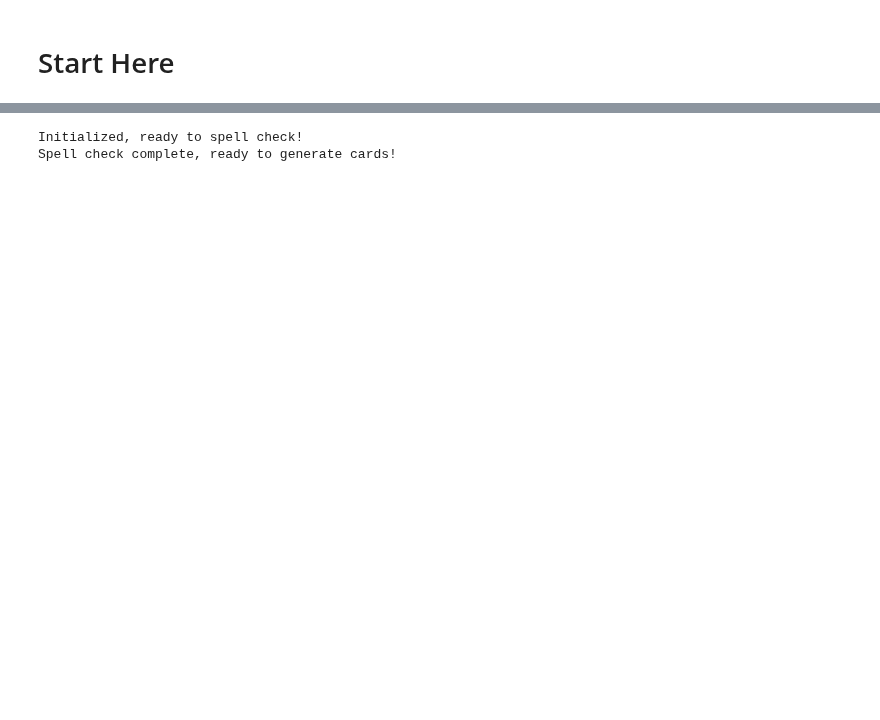
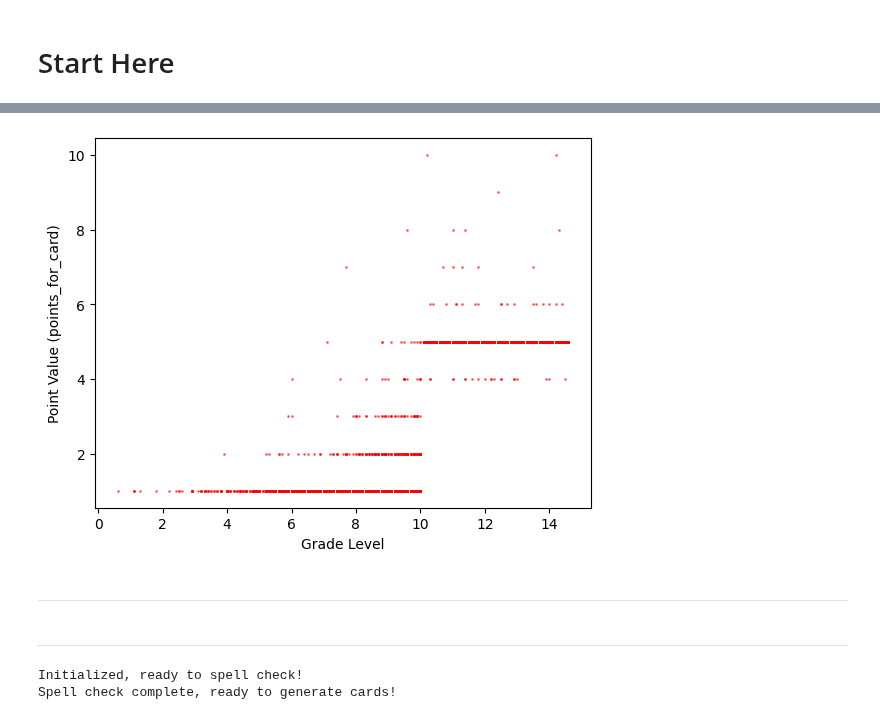
Before and after one commit to grahamwaters/Mimikers, a Jupyter notebook: card_creator.ipynb, the cells around one changed output, grey strips where cells are left out. Cells and saved outputs as stored; diff of their text form; code cells hidden in the pictures; blank space fills up the shorter version.

```diff
--- a/card_creator.ipynb
+++ b/card_creator.ipynb
@@ -30,0 +246,20 @@ with open('ppn_deck.json', 'r') as read_file:
+# %%
+# now use minmaxscaler to normalize the point values between 0, and 10 by steps of 1 (i.e. 0, 1, 2, 3, 4, 5, 6, 7, 8, 9, 10) using rounding to the nearest integer. This will be used to generate the point values for the cards.
+from sklearn.preprocessing import MinMaxScaler
+import numpy as np
+# create a MinMaxScaler object
+scaler = MinMaxScaler(feature_range=(1, 10))
+# fit the scaler to the point values
+scaler.fit(df[['points_for_card']])
+# transform the point values
+df['points_for_card'] = scaler.transform(df[['points_for_card']])
+# round the point values to the nearest integer
+df['points_for_card'] = df['points_for_card'].round()
+# plot grade levels vs point values
+import matplotlib.pyplot as plt
+plt.scatter(df['grade_level'], df['points_for_card'], color='red', alpha=0.5, s=1)
+plt.xlabel('Grade Level')
+plt.ylabel('Point Value (points_for_card)')
+plt.show()
+# %% [output]
+[figure, added]
@@ -30,0 +269,2 @@ with open('ppn_deck.json', 'r') as read_file:
+# %% [markdown]
+---
@@ -31,3 +281,5 @@ with open('ppn_deck.json', 'r') as read_file:
+# %% [markdown]
+---
 # %%
 def clear_card_box(card_box_directory):
     for file in os.listdir(card_box_directory):
```
Also changed, not shown: parts of 15 cells of this notebook, 14 other files.
